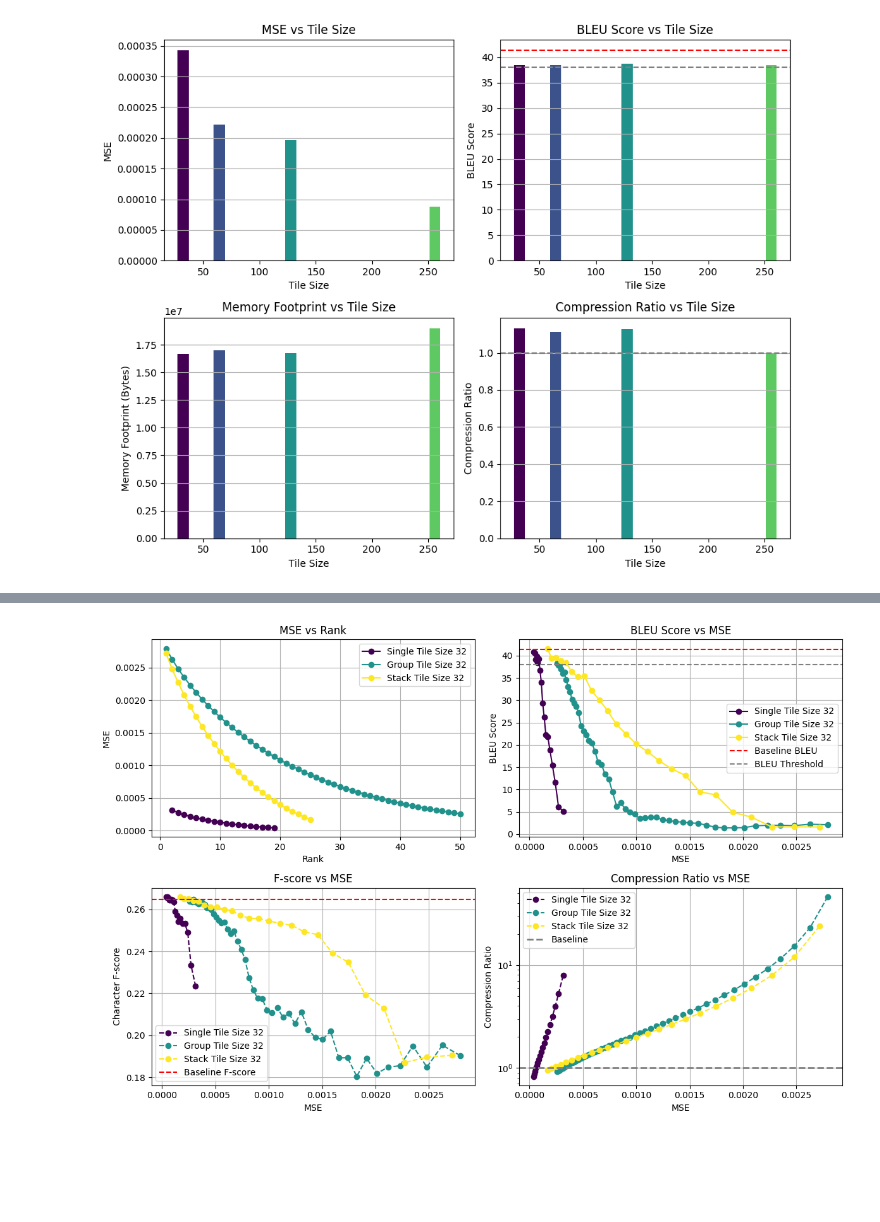
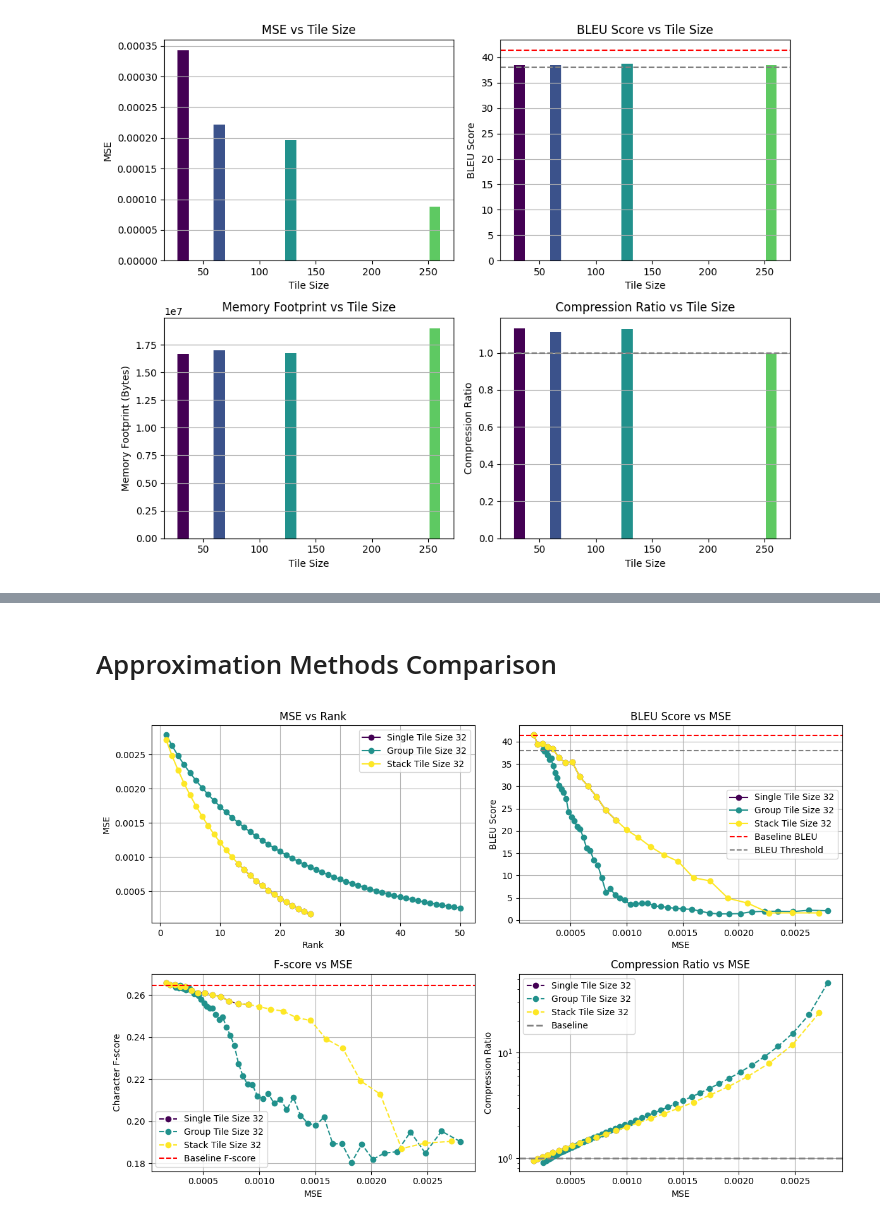
Before and after one commit to justinhuang666666/Approximate-Matrix-Vector-Multiplication, a Jupyter notebook: simulation_result/simulation_tiling.ipynb, the cells around one changed output, grey strips where cells are left out. Cells and saved outputs as stored; diff of their text form; code cells hidden in the pictures; blank space fills up the shorter version.

```diff
--- a/simulation_result/simulation_tiling.ipynb
+++ b/simulation_result/simulation_tiling.ipynb
@@ -662,4 +749,6 @@ Steps: 225.0
 [figure]
+# %% [markdown]
+# Approximation Methods Comparison
 # %%
 # Set up the plots
 plt.figure(figsize=(12,8))
@@ -671,6 +760,10 @@ viridis = cm.get_cmap('viridis', 3)
 plt.subplot(2, 2, 1)
 
 tile_size = 32
+
+data = pd.read_csv('single.csv')
+data1 = pd.read_csv('group.csv')
+data2 = pd.read_csv('stack1.csv')
 
 subset = data[(data['Tile Size'] == tile_size) & (data['MSE'] < 0.001)]
 subset1 = data1[data1['Tile Size'] == tile_size]
@@ -788,34 +881,34 @@ plt.plot(
     color=viridis(0)  # Assign colors using the colormap
 )
 plt.plot(
     subset1['MSE'],
     subset1['Compression Ratio'],
     marker='o',
     linestyle='--',
     label=f'Group Tile Size {tile_size}',
     color=viridis(1)  # Assign colors using the colormap
 )
 plt.plot(
     subset2['MSE'],
     subset2['Compression Ratio'],
     marker='o',
     linestyle='--',
     label=f'Stack Tile Size {tile_size}',
     color=viridis(2)  # Assign colors using the colormap
 )
 
 plt.xlabel('MSE')
 plt.axhline(y=1, color='gray', linestyle='--',linewidth=2,label='Baseline')
 plt.ylabel('Compression Ratio')
 plt.title('Compression Ratio vs MSE')
 plt.yscale('log')
 plt.grid(True)
 plt.legend()
 
 plt.tight_layout()
 plt.show()
 # %% [output]
-[figure, old version]
+[figure, new version]
 # %%
 
 # Define BLEU Score threshold
```
Also changed, not shown: parts of 13 cells of this notebook, 6 other files.
